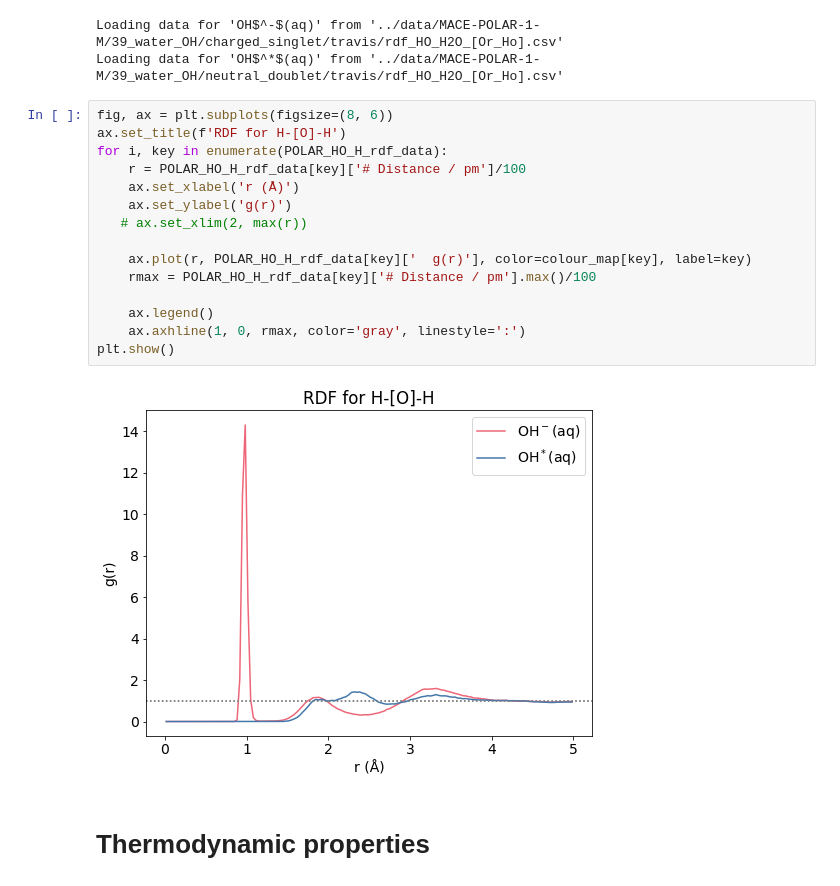
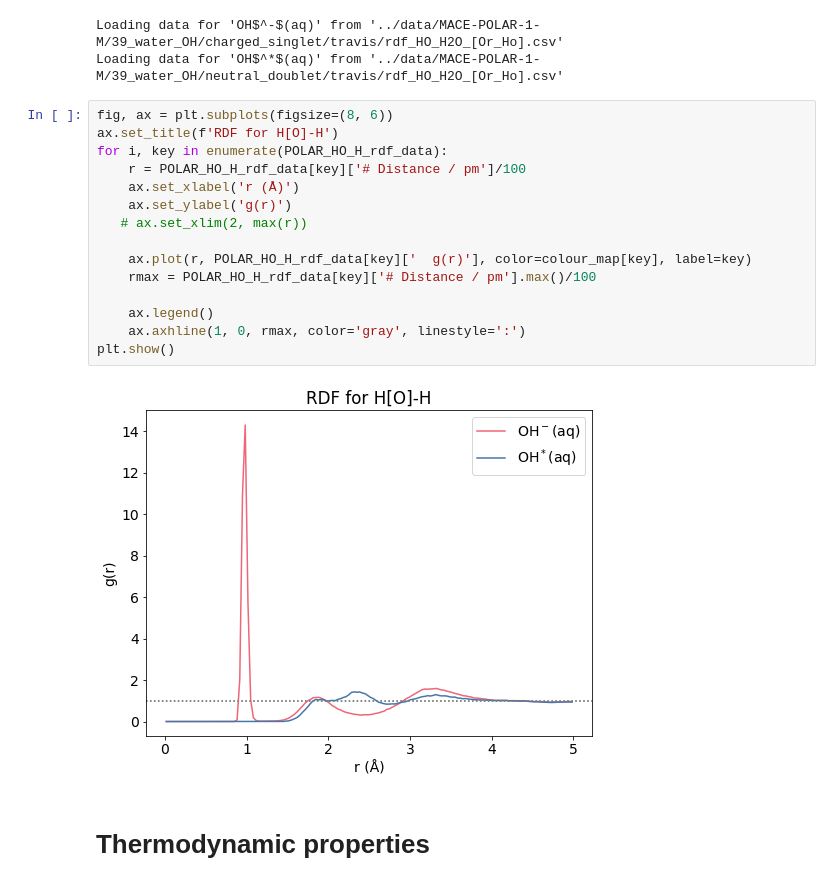
Before and after one commit to viktorsvahn/water, a Jupyter notebook: hydroxyl.ipynb, the cells around one changed output. Drawn from its saved outputs; the diff is of its cells as text.

```diff
--- a/hydroxyl.ipynb
+++ b/hydroxyl.ipynb
@@ -42,21 +42,21 @@ Loading data for 'OH$^-$(aq)' from '../data/MACE-POLAR-1-M/39_water_OH/charged_s
 Loading data for 'OH$^*$(aq)' from '../data/MACE-POLAR-1-M/39_water_OH/neutral_doublet/travis/rdf_HO_H2O_[Or_Ho].csv'
 # %%
 fig, ax = plt.subplots(figsize=(8, 6))
-ax.set_title(f'RDF for H-[O]-H')
+ax.set_title(f'RDF for H[O]-H')
 for i, key in enumerate(POLAR_HO_H_rdf_data):
     r = POLAR_HO_H_rdf_data[key]['# Distance / pm']/100
     ax.set_xlabel('r (Å)')
     ax.set_ylabel('g(r)')
    # ax.set_xlim(2, max(r))
 
     ax.plot(r, POLAR_HO_H_rdf_data[key]['  g(r)'], color=colour_map[key], label=key)
     rmax = POLAR_HO_H_rdf_data[key]['# Distance / pm'].max()/100
 
     ax.legend()
     ax.axhline(1, 0, rmax, color='gray', linestyle=':')
 plt.show()
 # %% [output]
-[figure, old version]
+[figure, new version]
 # %% [markdown]
 # Thermodynamic properties
 # %% [markdown]
```
Also changed, not shown: parts of 4 cells of this notebook, 4 other files.
